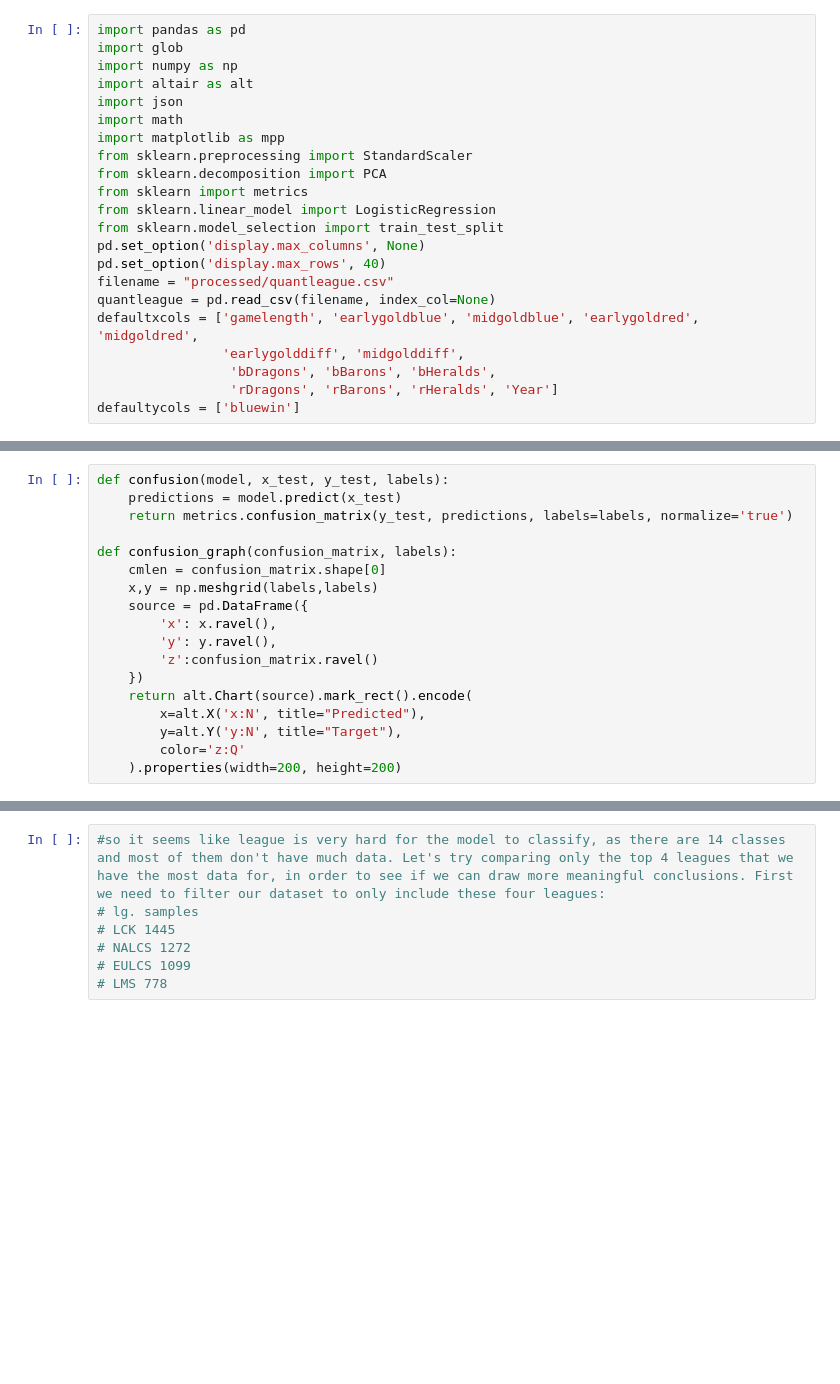
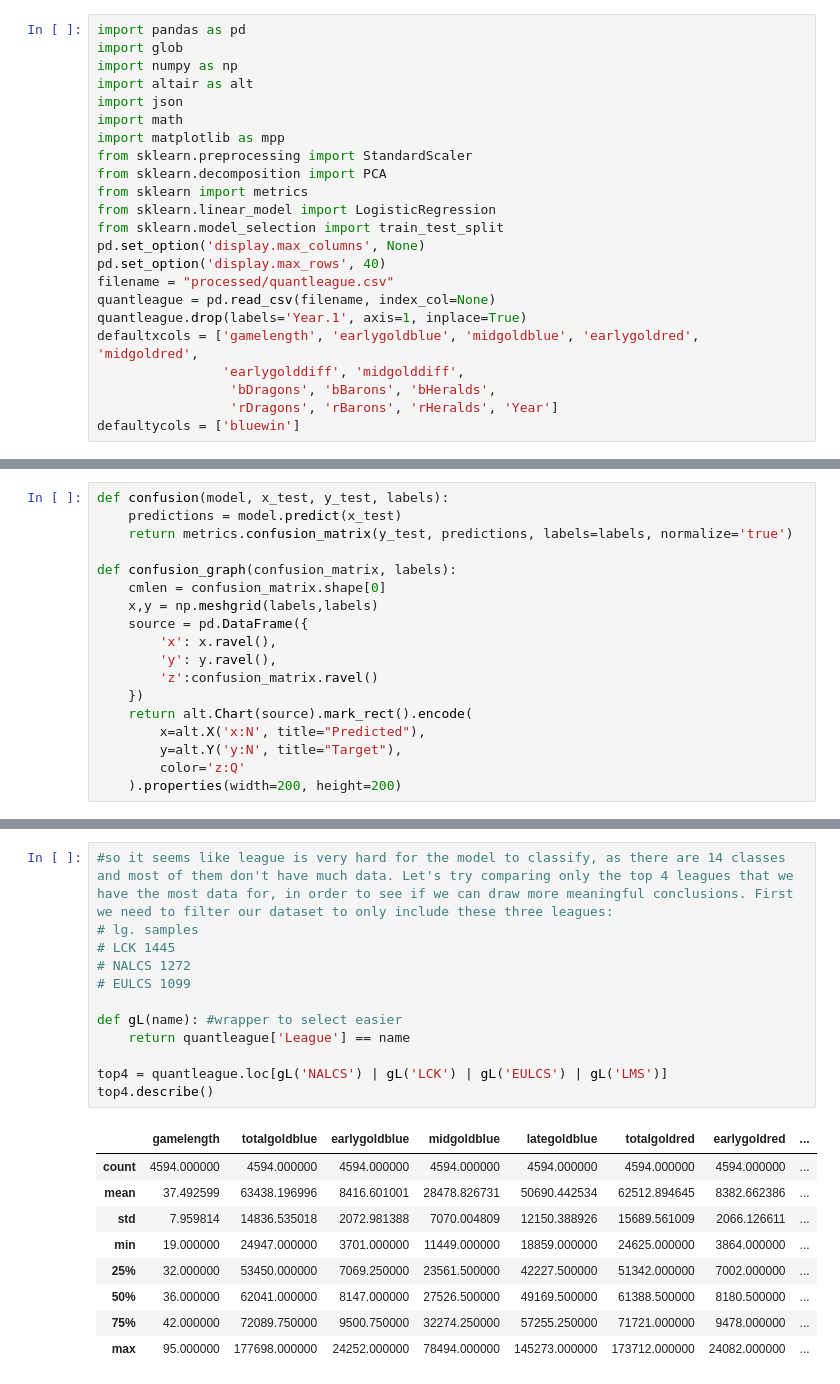
Before and after one commit to ezhang7423/ds100-final, a Jupyter notebook: analysis.ipynb, the cells around one changed output, grey strips where cells are left out. Cells and saved outputs as stored; diff of their text form; blank space fills up the shorter version.

```diff
--- a/analysis.ipynb
+++ b/analysis.ipynb
@@ -15,6 +15,7 @@ pd.set_option('display.max_columns', None)
 pd.set_option('display.max_rows', 40)
 filename = "processed/quantleague.csv"
 quantleague = pd.read_csv(filename, index_col=None)
+quantleague.drop(labels='Year.1', axis=1, inplace=True)
 defaultxcols = ['gamelength', 'earlygoldblue', 'midgoldblue', 'earlygoldred', 'midgoldred',
                 'earlygolddiff', 'midgolddiff',
                  'bDragons', 'bBarons', 'bHeralds',
@@ -182,8 +275,23 @@ Displaying confusion matrix
 [interactive output not drawn]
 # %%
-#so it seems like league is very hard for the model to classify, as there are 14 classes and most of them don't have much data. Let's try comparing only the top 4 leagues that we have the most data for, in order to see if we can draw more meaningful conclusions. First we need to filter our dataset to only include these four leagues:
+#so it seems like league is very hard for the model to classify, as there are 14 classes and most of them don't have much data. Let's try comparing only the top 4 leagues that we have the most data for, in order to see if we can draw more meaningful conclusions. First we need to filter our dataset to only include these three leagues:
 # lg. samples
 # LCK 1445
 # NALCS 1272
 # EULCS 1099
-# LMS 778
+
+def gL(name): #wrapper to select easier
+    return quantleague['League'] == name
+
+top4 = quantleague.loc[gL('NALCS') | gL('LCK') | gL('EULCS') | gL('LMS')]
+top4.describe()
+# %% [output]
+|  | gamelength | totalgoldblue | earlygoldblue | midgoldblue | lategoldblue | totalgoldred | earlygoldred | ... |
+| count | 4594.000000 | 4594.000000 | 4594.000000 | 4594.000000 | 4594.000000 | 4594.000000 | 4594.000000 | ... |
+| mean | 37.492599 | 63438.196996 | 8416.601001 | 28478.826731 | 50690.442534 | 62512.894645 | 8382.662386 | ... |
+| std | 7.959814 | 14836.535018 | 2072.981388 | 7070.004809 | 12150.388926 | 15689.561009 | 2066.126611 | ... |
+| min | 19.000000 | 24947.000000 | 3701.000000 | 11449.000000 | 18859.000000 | 24625.000000 | 3864.000000 | ... |
+| 25% | 32.000000 | 53450.000000 | 7069.250000 | 23561.500000 | 42227.500000 | 51342.000000 | 7002.000000 | ... |
+| 50% | 36.000000 | 62041.000000 | 8147.000000 | 27526.500000 | 49169.500000 | 61388.500000 | 8180.500000 | ... |
+| 75% | 42.000000 | 72089.750000 | 9500.750000 | 32274.250000 | 57255.250000 | 71721.000000 | 9478.000000 | ... |
+| max | 95.000000 | 177698.000000 | 24252.000000 | 78494.000000 | 145273.000000 | 173712.000000 | 24082.000000 | ... |
```
Also changed, not shown: parts of 12 cells of this notebook, 1 other file.
